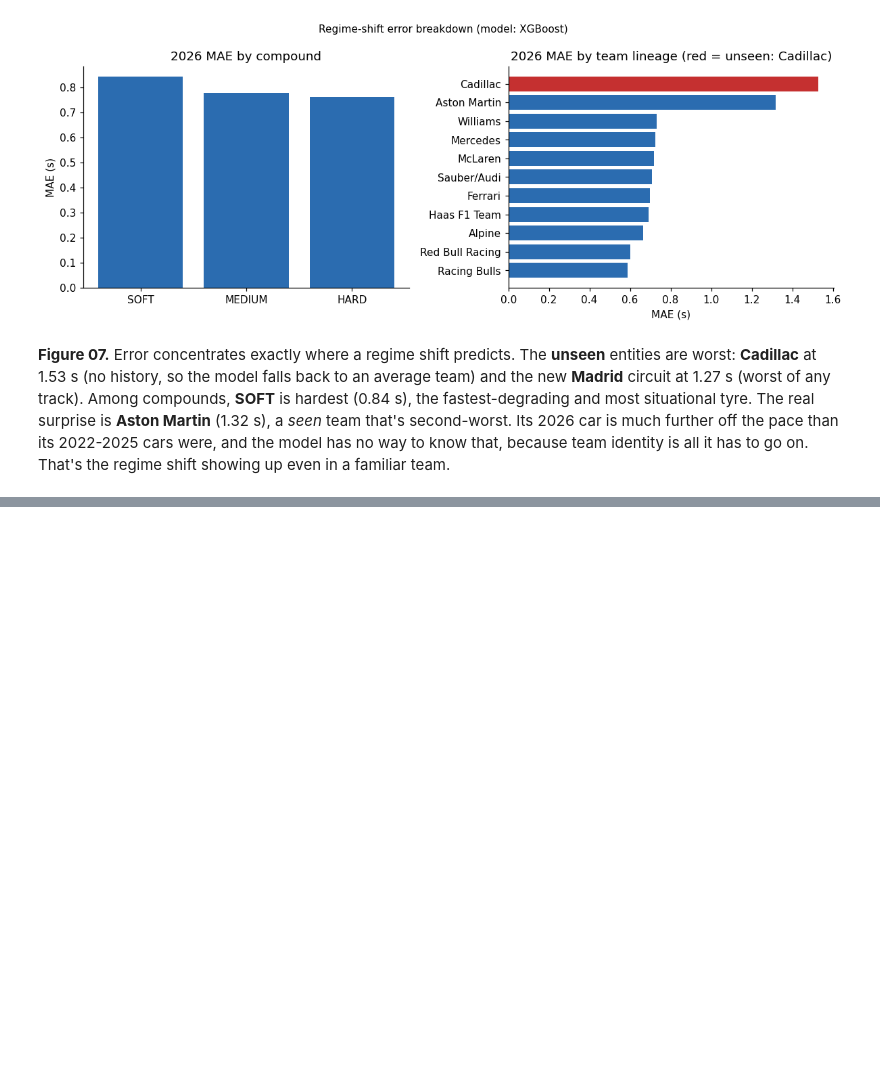
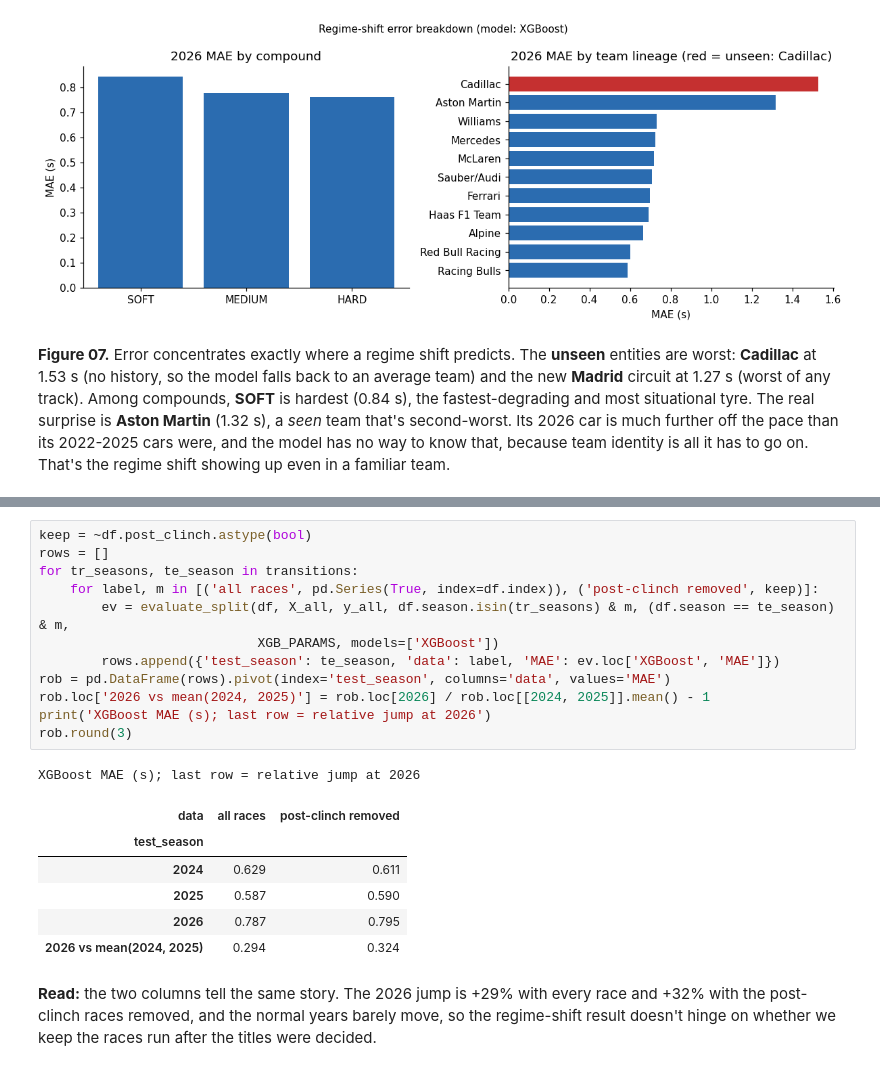
Before and after one commit to sagrawal11/DIS-ML-Final-Project, a Jupyter notebook: notebooks/05_regime_shift.ipynb, the cells around one changed output, grey strips where cells are left out. Cells and saved outputs as stored; diff of their text form; blank space fills up the shorter version.

```diff
--- a/notebooks/05_regime_shift.ipynb
+++ b/notebooks/05_regime_shift.ipynb
@@ -111,0 +115,22 @@ plt.tight_layout(); plt.savefig('figures/07_regime_breakdown.png', dpi=150); plt
+# %%
+keep = ~df.post_clinch.astype(bool)
+rows = []
+for tr_seasons, te_season in transitions:
+    for label, m in [('all races', pd.Series(True, index=df.index)), ('post-clinch removed', keep)]:
+        ev = evaluate_split(df, X_all, y_all, df.season.isin(tr_seasons) & m, (df.season == te_season) & m,
+                            XGB_PARAMS, models=['XGBoost'])
+        rows.append({'test_season': te_season, 'data': label, 'MAE': ev.loc['XGBoost', 'MAE']})
+rob = pd.DataFrame(rows).pivot(index='test_season', columns='data', values='MAE')
+rob.loc['2026 vs mean(2024, 2025)'] = rob.loc[2026] / rob.loc[[2024, 2025]].mean() - 1
+print('XGBoost MAE (s); last row = relative jump at 2026')
+rob.round(3)
+# %% [output]
+XGBoost MAE (s); last row = relative jump at 2026
+| data | all races | post-clinch removed |
+| test_season |  |  |
+| 2024 | 0.629 | 0.611 |
+| 2025 | 0.587 | 0.590 |
+| 2026 | 0.787 | 0.795 |
+| 2026 vs mean(2024, 2025) | 0.294 | 0.324 |
+# %% [markdown]
+**Read:** the two columns tell the same story. The 2026 jump is +29% with every race and +32% with the post-clinch races removed, and the normal years barely move, so the regime-shift result doesn't hinge on whether we keep the races run after the titles were decided.
```
Also changed, not shown: parts of 2 cells of this notebook, 7 other files.
